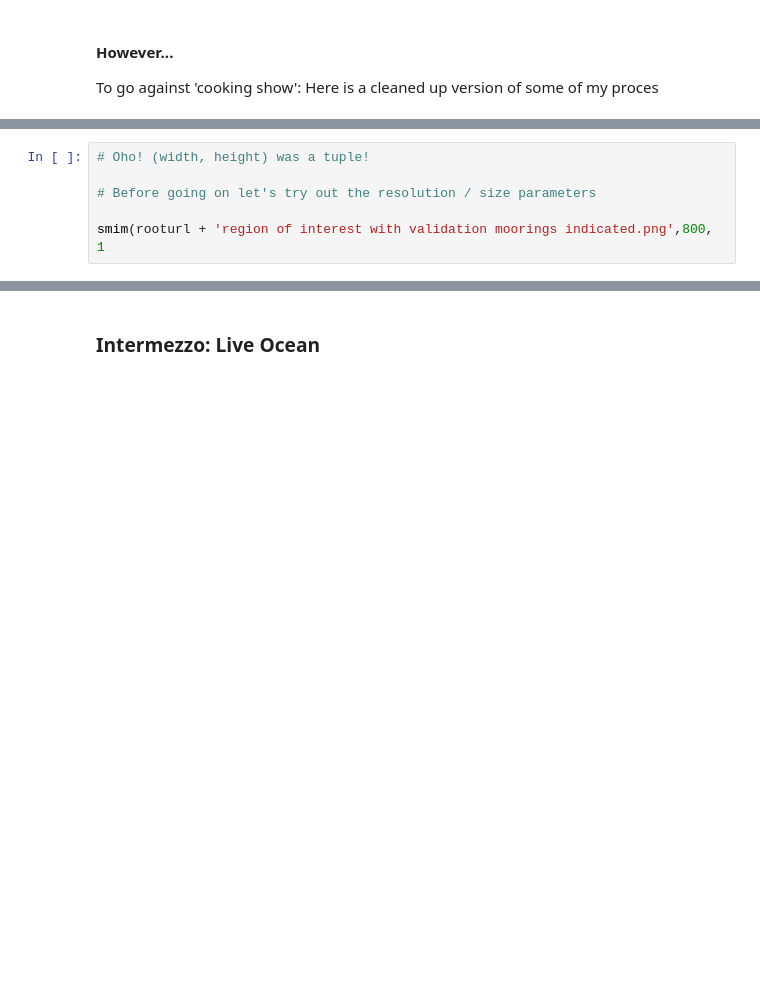
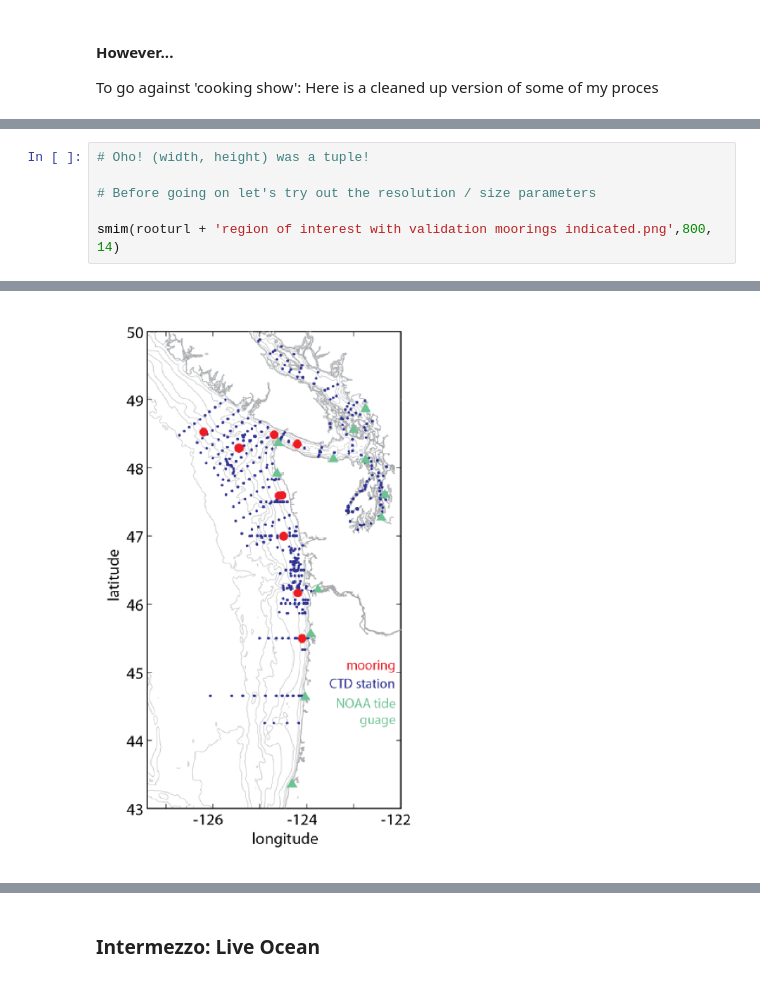
Before and after one commit to robfatland/percival, a Jupyter notebook: IPython Notebooks/Cloud Day Talk.ipynb, the cells around one changed output, grey strips where cells are left out. Drawn from its saved outputs; the diff is of its cells as text; blank space fills up the shorter version.

```diff
--- a/IPython Notebooks/Cloud Day Talk.ipynb
+++ b/IPython Notebooks/Cloud Day Talk.ipynb
@@ -265,5 +268,5 @@ NameError: name 'roiImage' is not defined
 
 # Before going on let's try out the resolution / size parameters
 
-smim(rooturl + 'region of interest with validation moorings indicated.png',800, 1
+smim(rooturl + 'region of interest with validation moorings indicated.png',800, 14)
 # %% [output]
@@ -271,3 +273,4 @@ SyntaxError: invalid syntax (<ipython-input-17-1d0e7a96119a>, line 5)
+[figure, added]
 # %%
 smim(rooturl + 'region of interest with validation moorings indicated.png',100, 14)
 # %% [output]
```
Also changed, not shown: parts of 32 cells of this notebook.
